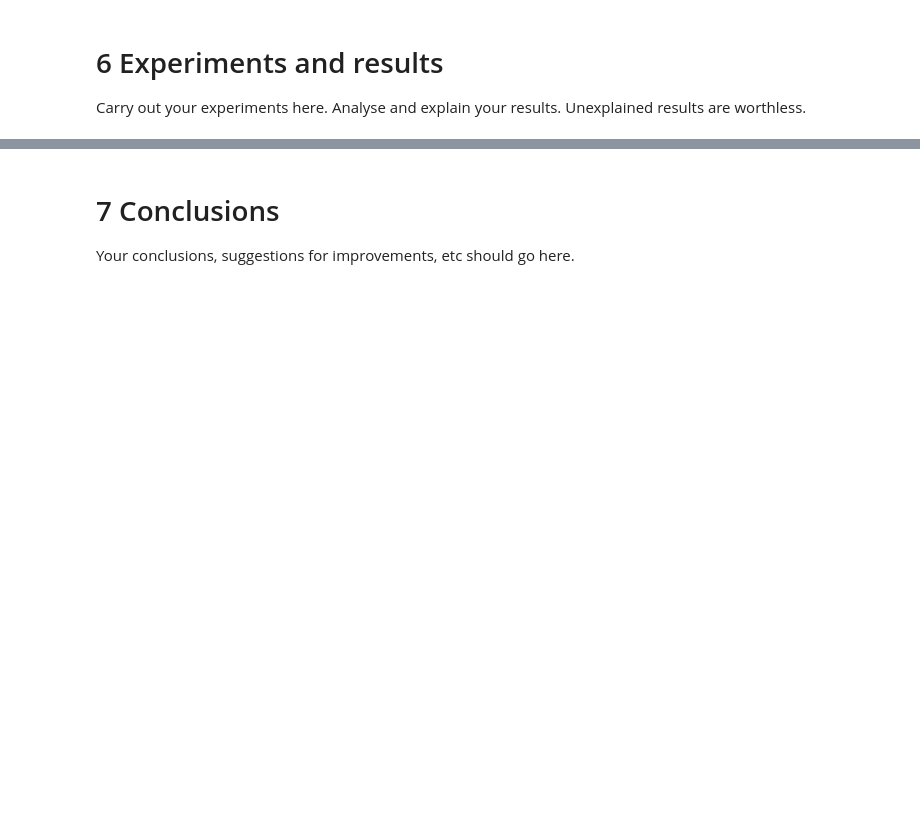
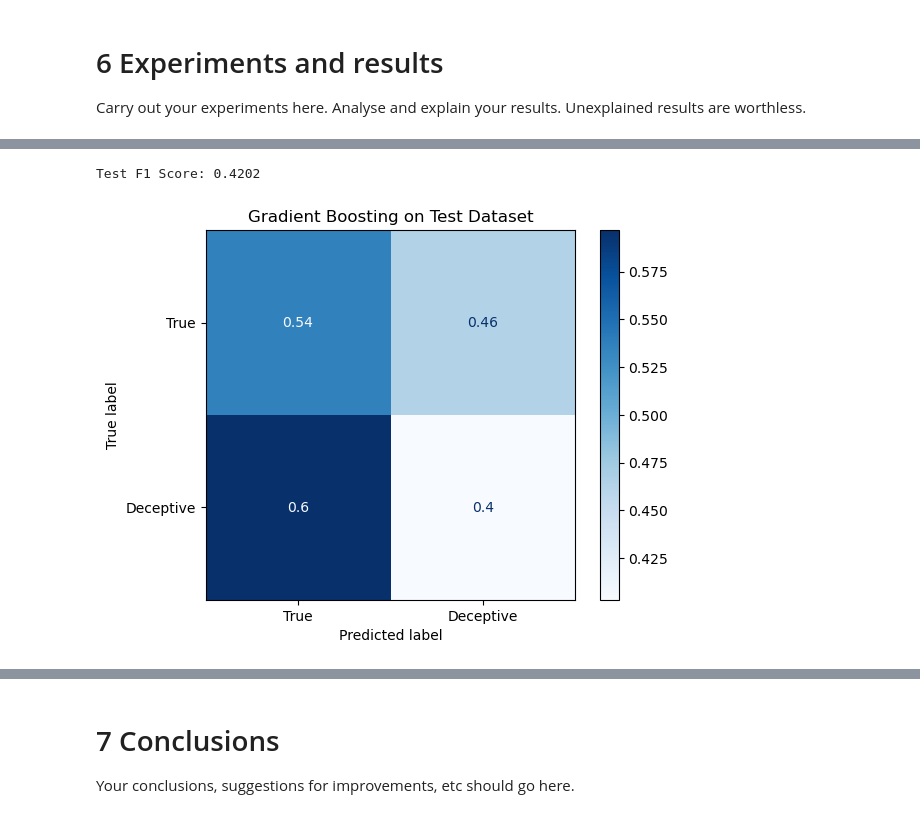
Before and after one commit to Ericazzzzzz/Mile-End-Deceptive-Storytelling-Detection, a Jupyter notebook: ECS7020P_miniproject_submission.ipynb, the cells around one changed output, grey strips where cells are left out. Cells and saved outputs as stored; diff of their text form; code cells hidden in the pictures; blank space fills up the shorter version.

```diff
--- a/ECS7020P_miniproject_submission.ipynb
+++ b/ECS7020P_miniproject_submission.ipynb
@@ -486,0 +522,15 @@ This methodology ensures the creation of independent, balanced, and meaningful d
+# %%
+# Save features to a DataFrame
+features_df = pd.DataFrame({"File ID": file_ids,
+                            "Power": X[:, 0],
+                            "Pitch Mean": X[:, 1],
+                            "Pitch Std": X[:, 2],
+                            "Voiced Fraction": X[:, 3],
+                            "Label": y,})
+
+# Save extracted features
+features_df.to_csv("extracted_features.csv", index=False)
+print("Features saved to extracted_features.csv")
+
+features_df = pd.read_csv("extracted_features.csv")
+display(features_df)
@@ -596,0 +916,21 @@ The experiments highlight the potential of machine learning for deception detect
+# %%
+from sklearn.metrics import f1_score, confusion_matrix, ConfusionMatrixDisplay
+
+best_gb_params = results_df.loc[results_df["Model"] == "GradientBoosting", "Best Params"].values[0]
+best_gb_model = pipelines["GradientBoosting"].set_params(**best_gb_params)
+
+best_gb_model.fit(X_train, y_train)
+y_test_pred = best_gb_model.predict(X_test)
+test_f1 = f1_score(y_test, y_test_pred)
+
+print(f"Test F1 Score: {test_f1:.4f}")
+
+# Confusion Matrix
+cm = confusion_matrix(y_test, y_test_pred, normalize="true")
+disp = ConfusionMatrixDisplay(confusion_matrix=cm, display_labels=["True", "Deceptive"])
+disp.plot(cmap="Blues")
+plt.title("Gradient Boosting on Test Dataset")
+plt.show()
+# %% [output]
+Test F1 Score: 0.4202
+[figure, added]
```
Also changed, not shown: parts of 34 cells of this notebook, 1 other file.
